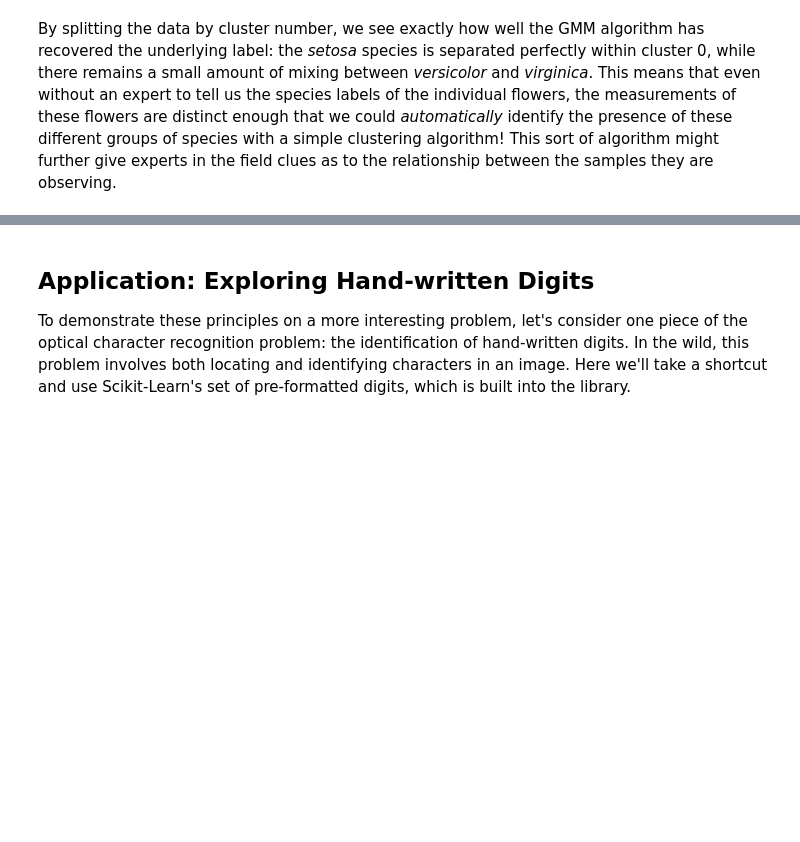
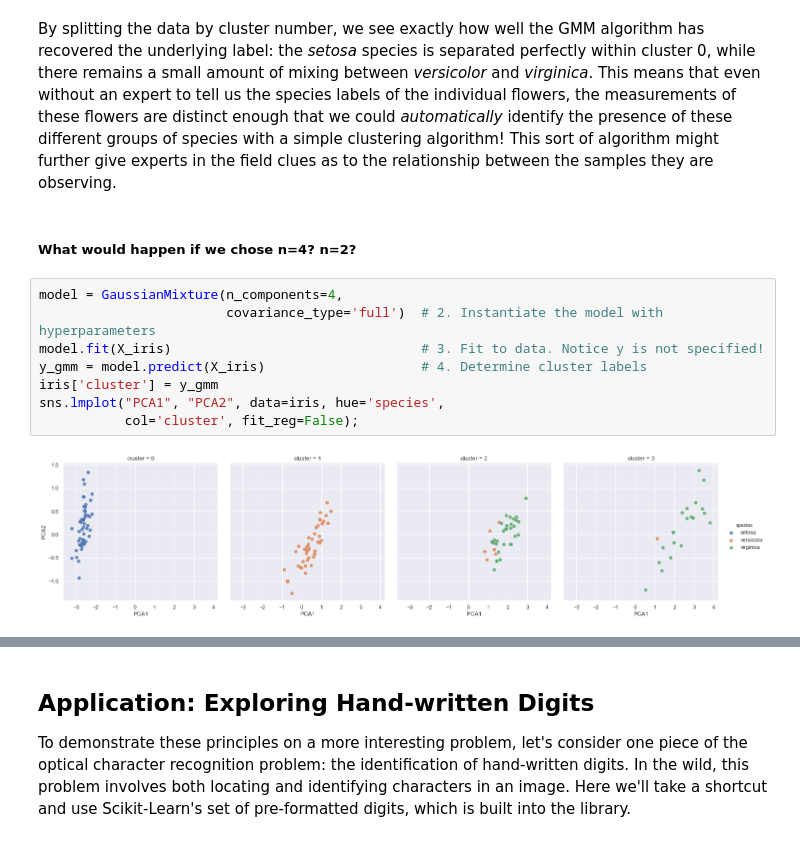
Before and after one commit to team-mayes/che_696, a Jupyter notebook: source/notebooks/lecture24_intro_scikit-learn.ipynb, the cells around one changed output, grey strips where cells are left out. Drawn from its saved outputs; the diff is of its cells as text; blank space fills up the shorter version.

```diff
--- a/source/notebooks/lecture24_intro_scikit-learn.ipynb
+++ b/source/notebooks/lecture24_intro_scikit-learn.ipynb
@@ -329,3 +329,15 @@ sns.lmplot("PCA1", "PCA2", data=iris, hue='species',
 By splitting the data by cluster number, we see exactly how well the GMM algorithm has recovered the underlying label: the *setosa* species is separated perfectly within cluster 0, while there remains a small amount of mixing between *versicolor* and *virginica*.
 This means that even without an expert to tell us the species labels of the individual flowers, the measurements of these flowers are distinct enough that we could *automatically* identify the presence of these different groups of species with a simple clustering algorithm!
 This sort of algorithm might further give experts in the field clues as to the relationship between the samples they are observing.
+# %% [markdown]
+##### What would happen if we chose n=4? n=2?
+# %%
+model = GaussianMixture(n_components=4,
+                        covariance_type='full')  # 2. Instantiate the model with hyperparameters
+model.fit(X_iris)                                # 3. Fit to data. Notice y is not specified!
+y_gmm = model.predict(X_iris)                    # 4. Determine cluster labels
+iris['cluster'] = y_gmm
+sns.lmplot("PCA1", "PCA2", data=iris, hue='species',
+           col='cluster', fit_reg=False);
+# %% [output]
+[figure, added]
```
Also changed, not shown: parts of 4 cells of this notebook, 13 other files.
